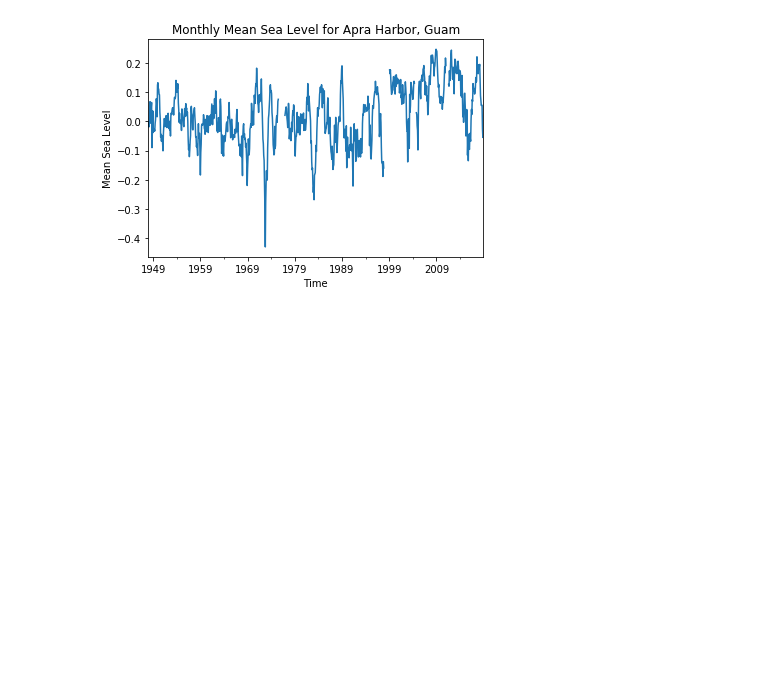
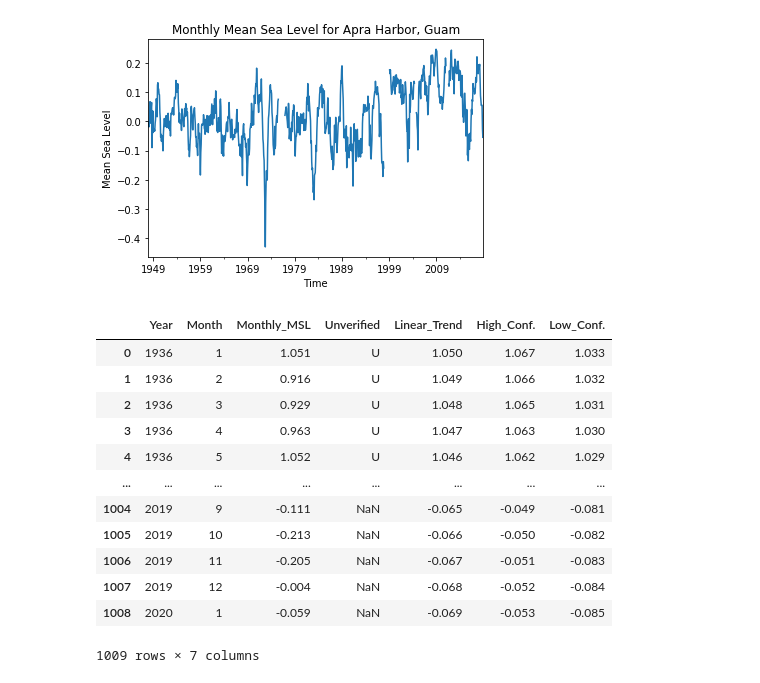
Before and after one commit to hwalcek/EAPS651Project, a Jupyter notebook: Visualization of Datasets.ipynb, the cells around one changed output. Cells and saved outputs as stored; diff of their text form; code cells hidden in the pictures; blank space fills up the shorter version.

```diff
--- a/Visualization of Datasets.ipynb
+++ b/Visualization of Datasets.ipynb
@@ -51,7 +51,21 @@ Text(0.5, 1.0, 'Monthly Mean Sea Level for Apra Harbor, Guam')
 [figure]
 # %%
 #Reading and Displaying data
-alaskadata= pd.read_csv('9454050_meantrend.csv')
+alaskadata= pd.read_csv('9452210_meantrend.csv', index_col=False)
 alaskadata
+# %% [output]
+|  | Year | Month | Monthly_MSL | Unverified | Linear_Trend | High_Conf. | Low_Conf. |
+| 0 | 1936 | 1 | 1.051 | U | 1.050 | 1.067 | 1.033 |
+| 1 | 1936 | 2 | 0.916 | U | 1.049 | 1.066 | 1.032 |
+| 2 | 1936 | 3 | 0.929 | U | 1.048 | 1.065 | 1.031 |
+| 3 | 1936 | 4 | 0.963 | U | 1.047 | 1.063 | 1.030 |
+| 4 | 1936 | 5 | 1.052 | U | 1.046 | 1.062 | 1.029 |
+| ... | ... | ... | ... | ... | ... | ... | ... |
+| 1004 | 2019 | 9 | -0.111 | NaN | -0.065 | -0.049 | -0.081 |
+| 1005 | 2019 | 10 | -0.213 | NaN | -0.066 | -0.050 | -0.082 |
+| 1006 | 2019 | 11 | -0.205 | NaN | -0.067 | -0.051 | -0.083 |
+| 1007 | 2019 | 12 | -0.004 | NaN | -0.068 | -0.052 | -0.084 |
+| 1008 | 2020 | 1 | -0.059 | NaN | -0.069 | -0.053 | -0.085 |
+1009 rows × 7 columns
 # %%
 #Creating time step for data
```
Also changed, not shown: parts of 3 cells of this notebook, 2 other files.
